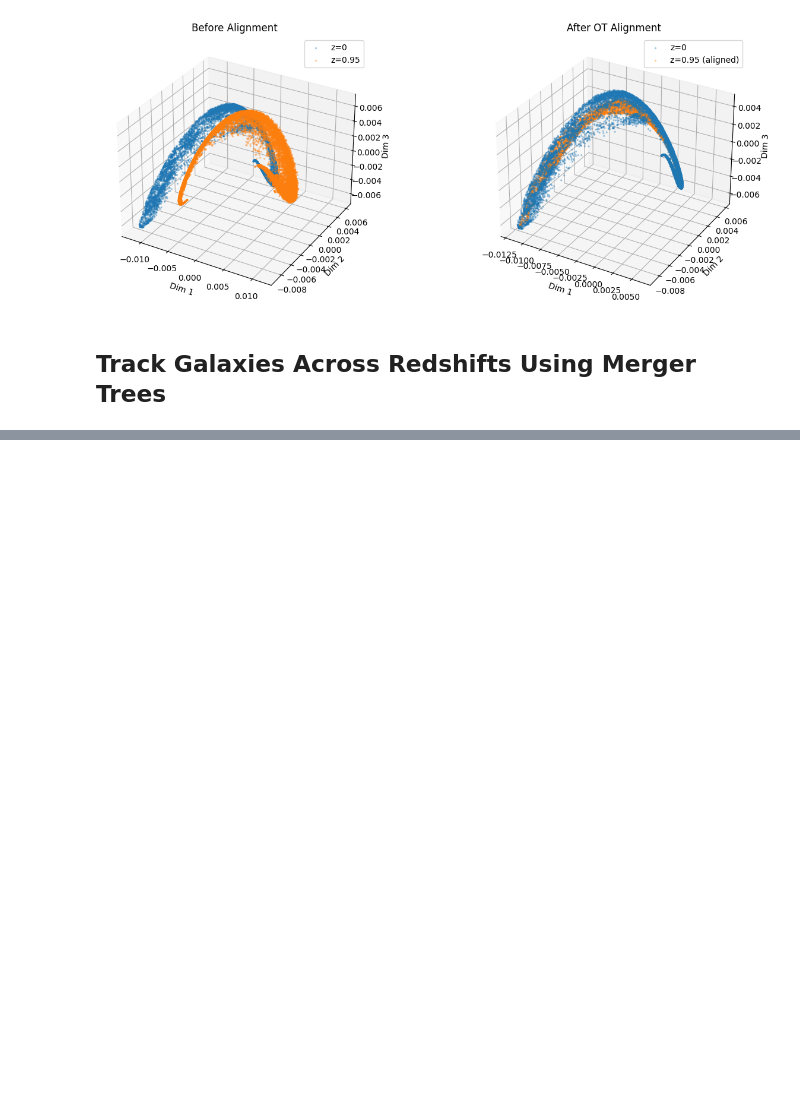
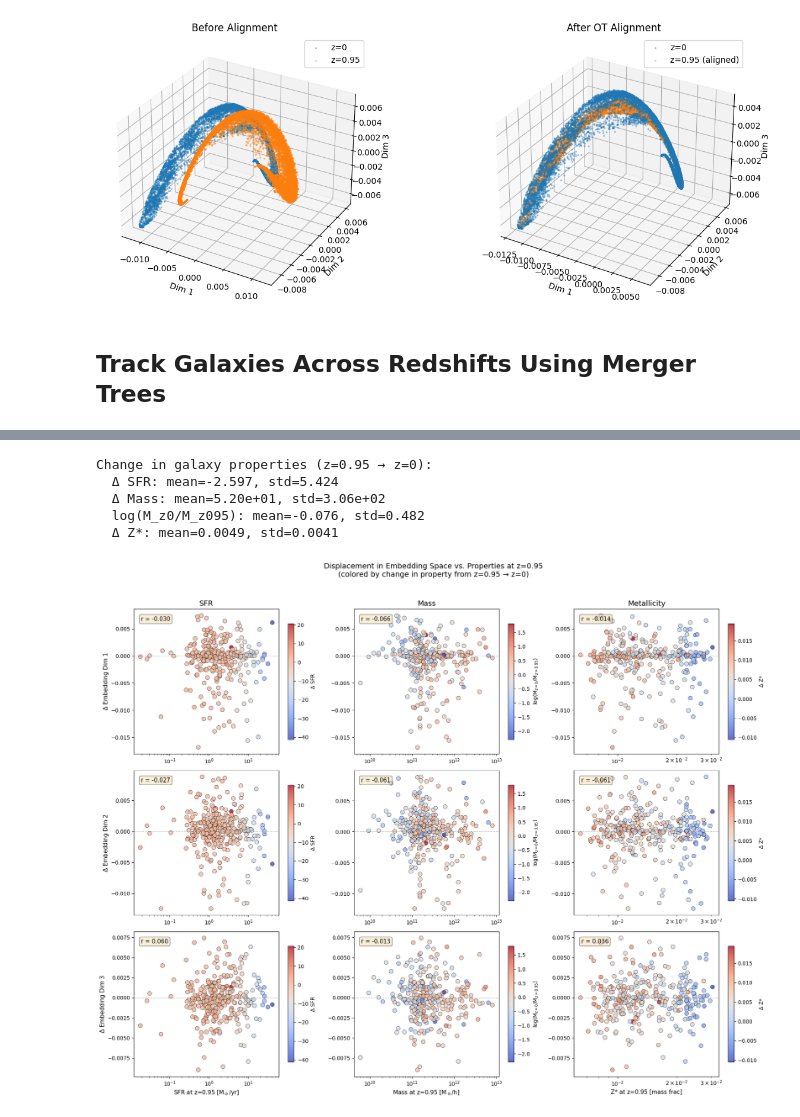
Before and after one commit to asmuzsoy/galaxy-manifolds, a Jupyter notebook: align_tng_embeddings.ipynb, the cells around one changed output, grey strips where cells are left out. Saved outputs shown, nothing was run; the diff lists cells and outputs as text; code cells hidden in the pictures; blank space fills up the shorter version.

Commit message:
trying to make sense of movements in latent space

```diff
--- a/align_tng_embeddings.ipynb
+++ b/align_tng_embeddings.ipynb
@@ -579,0 +646,75 @@ Galaxy 19: SubfindID     19 (z=0) ←      5 (z=0.95) | Displacement: 0.0022
+# %%
+# Compute change in galaxy properties (z=0 - z=0.95)
+delta_sfr = sfr_z0 - sfr_z095
+delta_mass = subhalo_mass_z0 - subhalo_mass_z095  # in 10^10 Msun/h
+delta_metallicity = star_metallicity_z0 - star_metallicity_z095
+
+# Also compute log ratios for mass (more meaningful for large dynamic range)
+mass_ratio = subhalo_mass_z0 / subhalo_mass_z095
+log_mass_ratio = np.log10(mass_ratio)
+
+sfr_ratio = sfr_z0/sfr_z095
+log_sfr_ratio = np.log10(sfr_ratio)
+
+print("Change in galaxy properties (z=0.95 → z=0):")
+print(f"  Δ SFR: mean={np.nanmean(delta_sfr):.3f}, std={np.nanstd(delta_sfr):.3f}")
+print(f"  Δ Mass: mean={np.nanmean(delta_mass):.2e}, std={np.nanstd(delta_mass):.2e}")
+print(f"  log(M_z0/M_z095): mean={np.nanmean(log_mass_ratio):.3f}, std={np.nanstd(log_mass_ratio):.3f}")
+print(f"  Δ Z*: mean={np.nanmean(delta_metallicity):.4f}, std={np.nanstd(delta_metallicity):.4f}")
+# %% [output]
+Change in galaxy properties (z=0.95 → z=0):
+  Δ SFR: mean=-2.597, std=5.424
+  Δ Mass: mean=5.20e+01, std=3.06e+02
+  log(M_z0/M_z095): mean=-0.076, std=0.482
+  Δ Z*: mean=0.0049, std=0.0041
+# %%
+# Plot displacement along each embedding dimension vs. properties at z=0.95
+# Colored by the CHANGE in that property (z=0 - z=0.95)
+# Rows: embedding dimensions 1, 2, 3
+# Columns: SFR, Mass, Metallicity
+
+# Compute signed displacement along each dimension (z=0 - z=0.95)
+displacement = paired['coords_z0'] - paired['coords_z095']
+
+fig, axes = plt.subplots(3, 3, figsize=(18, 14))
+
+# Properties: (name, x_values, x_label, color_values, color_label)
+properties = [
+    ('SFR', sfr_z095, 'SFR at z=0.95 [M$_\odot$/yr]', delta_sfr, 'Δ SFR'),
+    ('Mass', subhalo_mass_z095 * 1e10, 'Mass at z=0.95 [M$_\odot$/h]', log_mass_ratio, 'log(M$_{z=0}$/M$_{z=0.95}$)'),
+    ('Metallicity', star_metallicity_z095, 'Z* at z=0.95 [mass frac]', delta_metallicity, 'Δ Z*')
+]
+
+for row, dim in enumerate([0, 1, 2]):
+    disp_dim = displacement[:, dim]
+
+    for col, (prop_name, prop_vals, xlabel, color_vals, clabel) in enumerate(properties):
+        ax = axes[row, col]
+
+        valid = ~np.isnan(prop_vals) & (prop_vals > 0) & ~np.isnan(color_vals)
+
+        sc = ax.scatter(prop_vals[valid], disp_dim[valid], s=60, alpha=0.8,
+                        c=color_vals[valid], cmap='coolwarm', edgecolors='k', linewidths=0.5)
+        ax.axhline(0, color='gray', linestyle='--', linewidth=1, alpha=0.5)
+        ax.set_xscale('log')
+        ax.set_xlabel(xlabel if row == 2 else '', fontsize=11)
+        ax.set_ylabel(f'Δ Embedding Dim {dim+1}' if col == 0 else '', fontsize=11)
+
+        if row == 0:
+            ax.set_title(prop_name, fontsize=14)
+
+        # Add colorbar with label to ALL subplots
+        cbar = fig.colorbar(sc, ax=ax, shrink=0.8)
+        cbar.set_label(clabel, fontsize=10)
+
+        # Add correlation coefficient (displacement vs property)
+        if np.sum(valid) > 2:
+            corr = np.corrcoef(np.log10(prop_vals[valid]), disp_dim[valid])[0, 1]
+            ax.text(0.05, 0.95, f'r = {corr:.3f}', transform=ax.transAxes, fontsize=11,
+                    verticalalignment='top', bbox=dict(boxstyle='round', facecolor='wheat', alpha=0.5))
+
+plt.suptitle('Displacement in Embedding Space vs. Properties at z=0.95\n(colored by change in property from z=0.95 → z=0)', fontsize=14, y=1.02)
+plt.tight_layout()
+plt.show()
+# %% [output]
+[figure, added]
```
Also changed, not shown: parts of 13 cells of this notebook.
